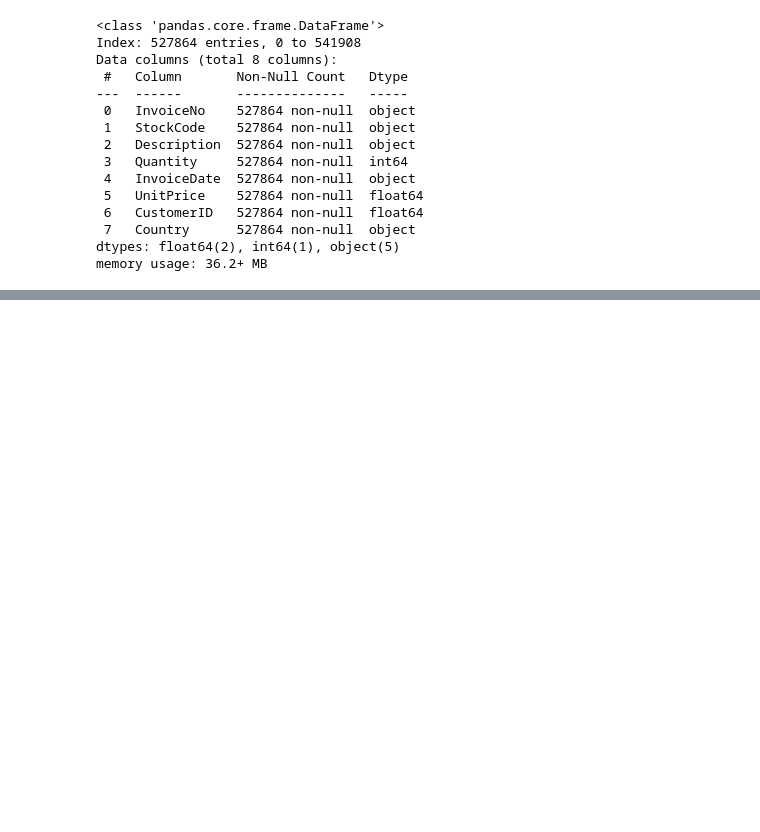
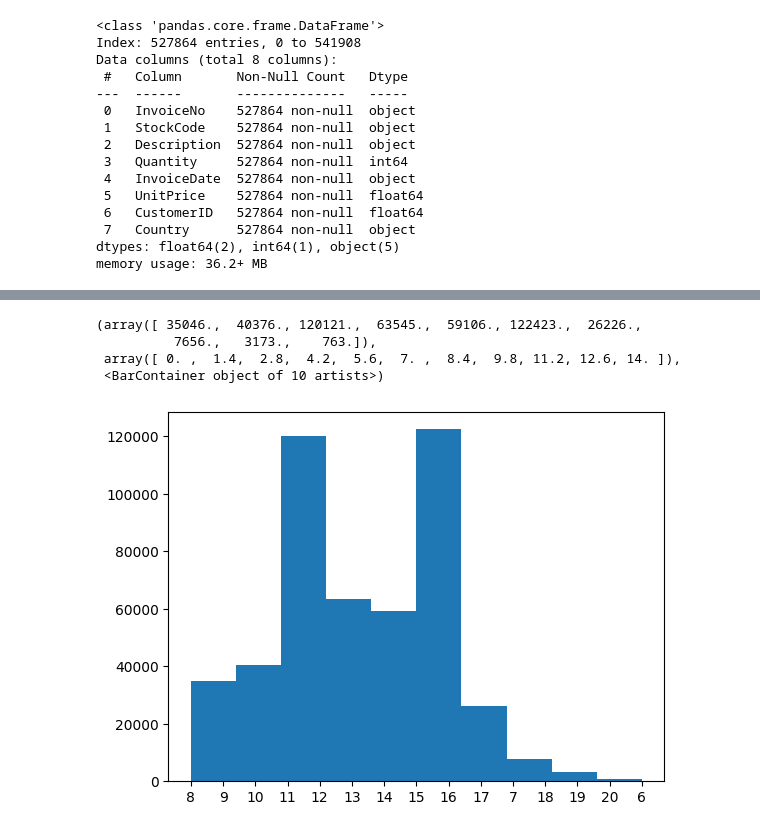
Before and after one commit to hetbhalani/Sem-5, a Jupyter notebook: DM/Project/onllineRetail.ipynb, the cells around one changed output, grey strips where cells are left out. Cells and saved outputs as stored; diff of their text form; code cells hidden in the pictures; blank space fills up the shorter version.

```diff
--- a/DM/Project/onllineRetail.ipynb
+++ b/DM/Project/onllineRetail.ipynb
@@ -247,0 +341,2 @@ df.head()
+# %%
+hours = df['InvoiceDate'].str.split().str[1].str.split(':').str[0]
@@ -247,0 +351,8 @@ df.head()
+# %%
+plt.hist(hours)
+# %% [output]
+(array([ 35046.,  40376., 120121.,  63545.,  59106., 122423.,  26226.,
+          7656.,   3173.,    763.]),
+ array([ 0. ,  1.4,  2.8,  4.2,  5.6,  7. ,  8.4,  9.8, 11.2, 12.6, 14. ]),
+ <BarContainer object of 10 artists>)
+[figure, added]
```
Also changed, not shown: parts of 16 cells of this notebook, 1 other file.
